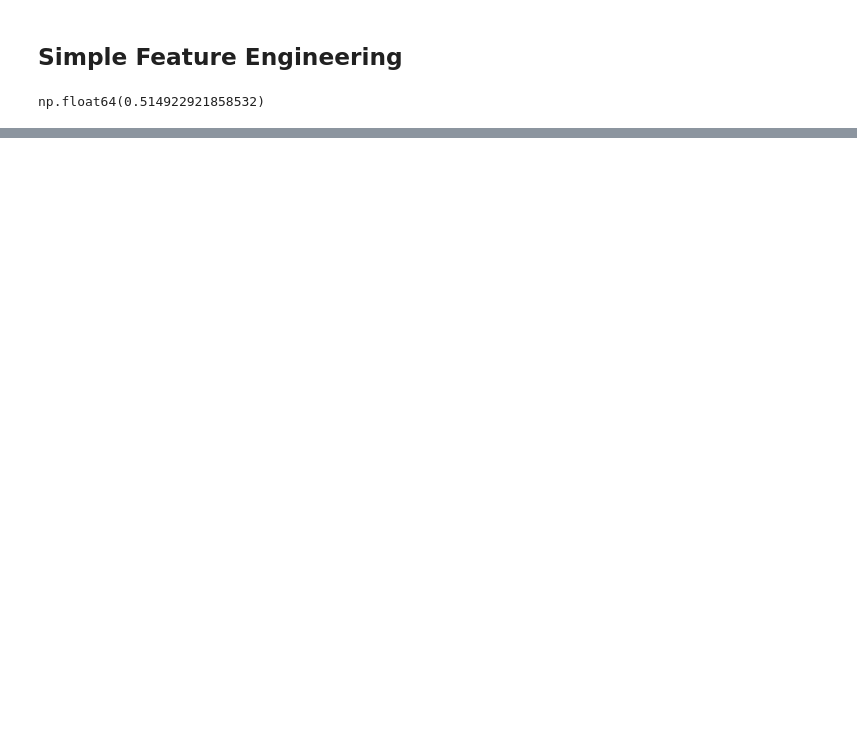
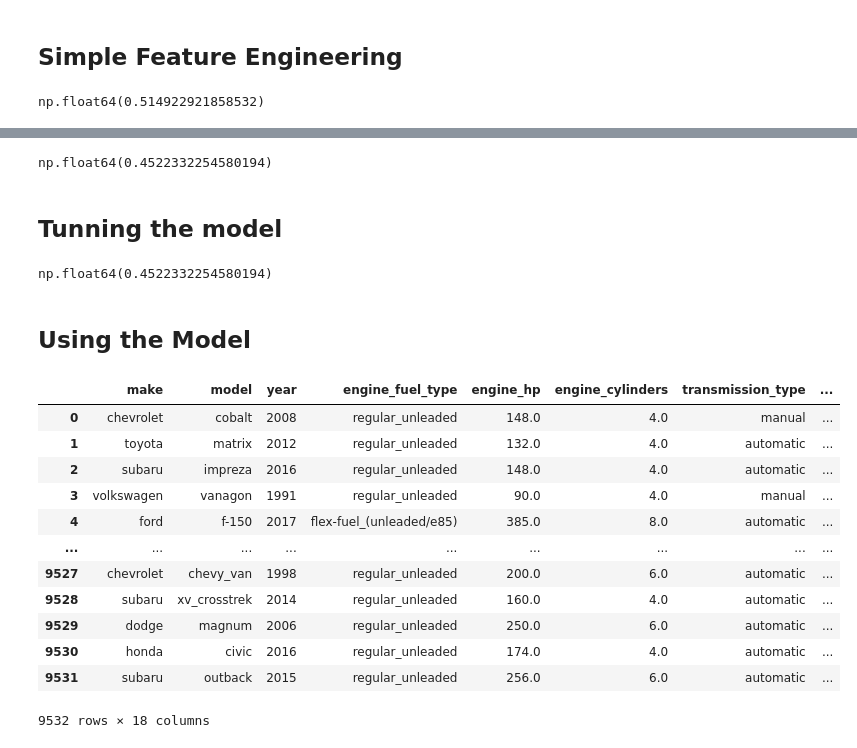
Before and after one commit to anisul-islam-prog/ml-zoomcamp-homework, a Jupyter notebook: Module - 02/Code-along-chap-2.ipynb, the cells around one changed output, grey strips where cells are left out. Cells and saved outputs as stored; diff of their text form; code cells hidden in the pictures; blank space fills up the shorter version.

```diff
--- a/Module - 02/Code-along-chap-2.ipynb
+++ b/Module - 02/Code-along-chap-2.ipynb
@@ -490,0 +690,42 @@ np.float64(0.514922921858532)
+# %%
+X_train = prepareX(df_train, base, 0)
+X_val = prepareX(df_validation, base, 0)
+w0, w = train_linear_regression_reg(X_train, y_train, r = 0.01)
+y_pred = w0 + X_val.dot(w)
+rmse(y_validation, y_pred)
+# %% [output]
+np.float64(0.4522332254580194)
+# %% [markdown]
+## Tunning the model
+# %%
+# by looping through the data found that 0.001 and 0.0001 gives least error
+
+r = 0.0001
+X_train = prepareX(df_train, base, 0)
+X_val = prepareX(df_validation, base, 0)
+w0, w = train_linear_regression_reg(X_train, y_train, r = 0.01)
+y_pred = w0 + X_val.dot(w)
+rmse(y_validation, y_pred)
+# %% [output]
+np.float64(0.4522332254580194)
+# %% [markdown]
+## Using the Model
+# %%
+df_full_train = pd.concat([df_train, df_validation])
+df_full_train.reset_index(drop = True, inplace=True)
+# %%
+df_full_train
+# %% [output]
+|  | make | model | year | engine_fuel_type | engine_hp | engine_cylinders | transmission_type | ... |
+| 0 | chevrolet | cobalt | 2008 | regular_unleaded | 148.0 | 4.0 | manual | ... |
+| 1 | toyota | matrix | 2012 | regular_unleaded | 132.0 | 4.0 | automatic | ... |
+| 2 | subaru | impreza | 2016 | regular_unleaded | 148.0 | 4.0 | automatic | ... |
+| 3 | volkswagen | vanagon | 1991 | regular_unleaded | 90.0 | 4.0 | manual | ... |
+| 4 | ford | f-150 | 2017 | flex-fuel_(unleaded/e85) | 385.0 | 8.0 | automatic | ... |
+| ... | ... | ... | ... | ... | ... | ... | ... | ... |
+| 9527 | chevrolet | chevy_van | 1998 | regular_unleaded | 200.0 | 6.0 | automatic | ... |
+| 9528 | subaru | xv_crosstrek | 2014 | regular_unleaded | 160.0 | 4.0 | automatic | ... |
+| 9529 | dodge | magnum | 2006 | regular_unleaded | 250.0 | 6.0 | automatic | ... |
+| 9530 | honda | civic | 2016 | regular_unleaded | 174.0 | 4.0 | automatic | ... |
+| 9531 | subaru | outback | 2015 | regular_unleaded | 256.0 | 6.0 | automatic | ... |
+9532 rows × 18 columns
```
Also changed, not shown: parts of 32 cells of this notebook, 4 other files.
